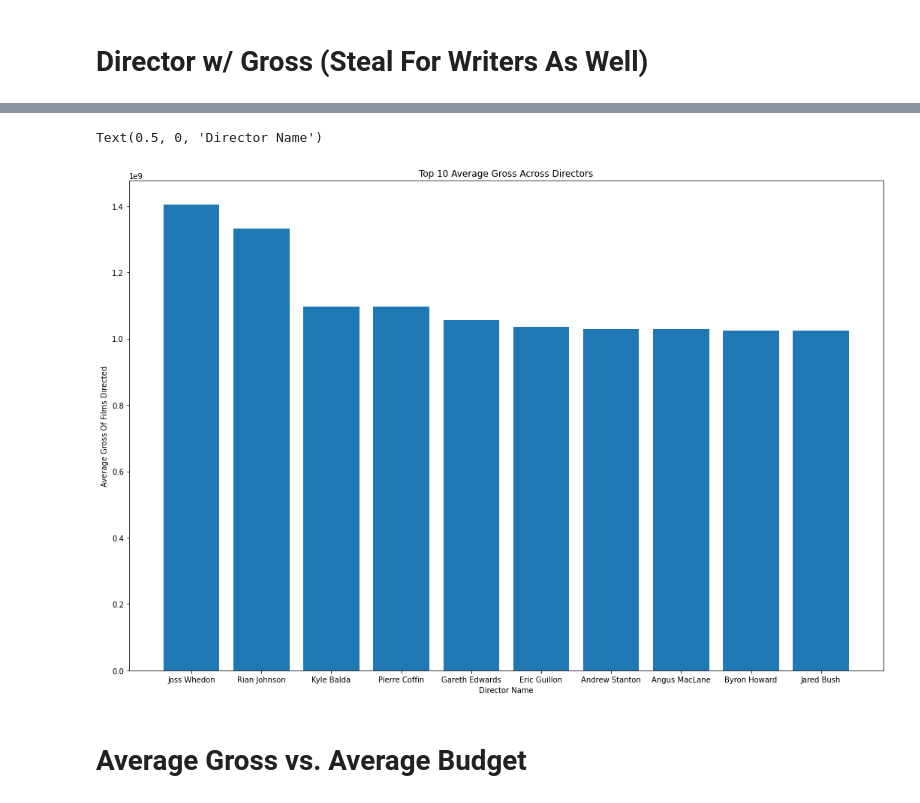
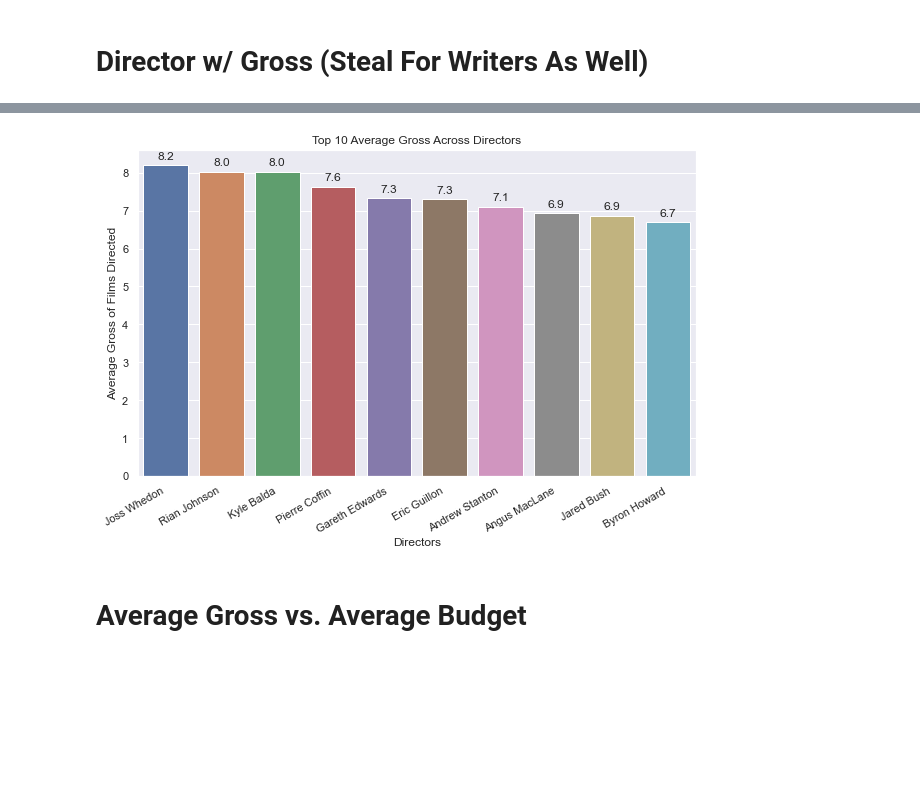
Before and after one commit to lperconti/Phase-One-Project---Lenore-Kelsey-Drew, a Jupyter notebook: kelsey_lane.ipynb, the cells around one changed output, grey strips where cells are left out. Cells and saved outputs as stored; diff of their text form; code cells hidden in the pictures; blank space fills up the shorter version.

```diff
--- a/kelsey_lane.ipynb
+++ b/kelsey_lane.ipynb
@@ -484,10 +461,10 @@ to_be_or_not2 = split_writers.merge(imdb_name_basics, left_on = 'writers', right
 
 alive_imdb_writers = to_be_or_not2[to_be_or_not2['death_year'].isna()]
 
-top_writers = alive_imdb_directors.groupby('primary_name')['tconst'].count().sort_values(ascending = False)
+top_writers = alive_imdb_writers.groupby('primary_name')['tconst'].count().sort_values(ascending = False)
 top_writers_names = top_writers[top_writers.values > 2]
 names_list = list(top_writers_names.index.values)
-imdb_top_writers = alive_imdb_directors[alive_imdb_directors['primary_name'].isin(names_list)]
+imdb_top_writers_drama = alive_imdb_writers[alive_imdb_writers['primary_name'].isin(names_list)]
 # %%
 #Just writers that have written the most in that genre
 """
@@ -526,5 +523,5 @@ alive_imdb_directors = to_be_or_not[to_be_or_not['death_year'].isna()]
 top_directors = alive_imdb_directors.groupby('primary_name')['tconst'].count().sort_values(ascending = False)
 top_directors_names = top_directors[top_directors.values > 2]
 names_list = list(top_directors_names.index.values)
-imdb_top_directors = alive_imdb_directors[alive_imdb_directors['primary_name'].isin(names_list)]
+imdb_top_directors_action = alive_imdb_directors[alive_imdb_directors['primary_name'].isin(names_list)]
 # %%
@@ -545,8 +557,8 @@ to_be_or_not2 = split_writers.merge(imdb_name_basics, left_on = 'writers', right
 
 alive_imdb_writers = to_be_or_not2[to_be_or_not2['death_year'].isna()]
 
-top_writers = alive_imdb_directors.groupby('primary_name')['tconst'].count().sort_values(ascending = False)
+top_writers = alive_imdb_writers.groupby('primary_name')['tconst'].count().sort_values(ascending = False)
 top_writers_names = top_writers[top_writers.values > 2]
 names_list = list(top_writers_names.index.values)
-imdb_top_writers = alive_imdb_directors[alive_imdb_directors['primary_name'].isin(names_list)]
+imdb_top_writers_action = alive_imdb_writers[alive_imdb_writers['primary_name'].isin(names_list)]
 # %%
@@ -561,0 +589,7 @@ ax.set_xlabel('Director Name');
+# %%
+top_directors = pd.concat([imdb_top_directors_drama, imdb_top_directors_action])
+top_directors_clean = top_directors.groupby(['primary_name', 'genres'])['averagerating'].mean().sort_values(ascending=False)
+#top_directors_clean.reset_index()
+#top_directors_melted = top_directors_clean.melt("primary_name",var_name="genres",value_name="Rating")
+
+sns.barplot(x='primary_name', y=f'{top_directors_clean.values}', data=top_directors_clean, hue='genres')
@@ -587,14 +616,28 @@ gross_alive_imdb_directors = gross_to_be_or_not[gross_to_be_or_not['death_year']
 # %%
 gross_directors = gross_alive_imdb_directors.groupby('primary_name')['total_gross'].mean().sort_values(ascending = False)[:10]
 
-fig, ax = plt.subplots(figsize = (18,12))
-ax.bar(x = gross_directors.index, height = gross_directors.values)
-ax.set_title('Top 10 Average Gross Across Directors')
-ax.set_ylabel('Average Gross Of Films Directed')
-ax.set_xlabel('Director Name')
+plt.figure(figsize=(10,6))
+director_gross_data = {'Directors': gross_directors.index,
+        'Average Gross of Films Directed': top_directors.values}
+df_director_gross = pd.DataFrame(director_gross_data)
+directors_gross = sns.barplot(x='Directors', y='Average Gross of Films Directed', data=df_director_gross)
+directors_gross.set_title('Top 10 Average Gross Across Directors')
+directors_gross.set_xticklabels(labels=director_gross_data['Directors'], rotation = 30)
+plt.setp(directors_gross.xaxis.get_majorticklabels(), ha='right')
+for p in directors_gross.patches:
+    directors_gross.annotate(format(p.get_height(), '.1f'),
+                   (p.get_x() + p.get_width() / 2., p.get_height()),
+                   ha = 'center', va = 'center',
+                   xytext = (0, 9),
+                   textcoords = 'offset points')
+
+#fig, ax = plt.subplots(figsize = (18,12))
+#ax.bar(x = gross_directors.index, height = gross_directors.values)
+#ax.set_title('Top 10 Average Gross Across Directors')
+#ax.set_ylabel('Average Gross Of Films Directed')
+#ax.set_xlabel('Director Name')
 # %% [output]
-Text(0.5, 0, 'Director Name')
-[figure, old version]
+[figure, new version]
 # %% [markdown]
 # Average Gross vs. Average Budget
 # %%
```
Also changed, not shown: parts of 15 cells of this notebook, 3 other files.
